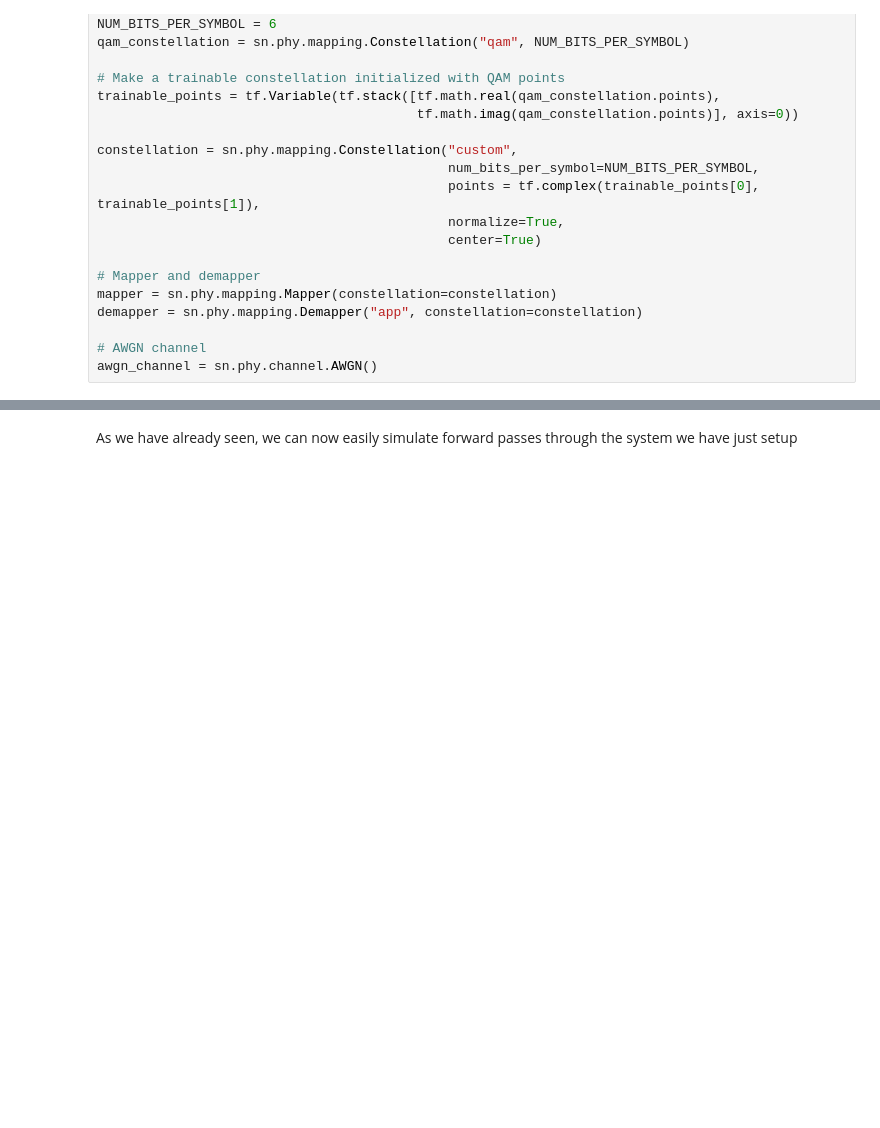
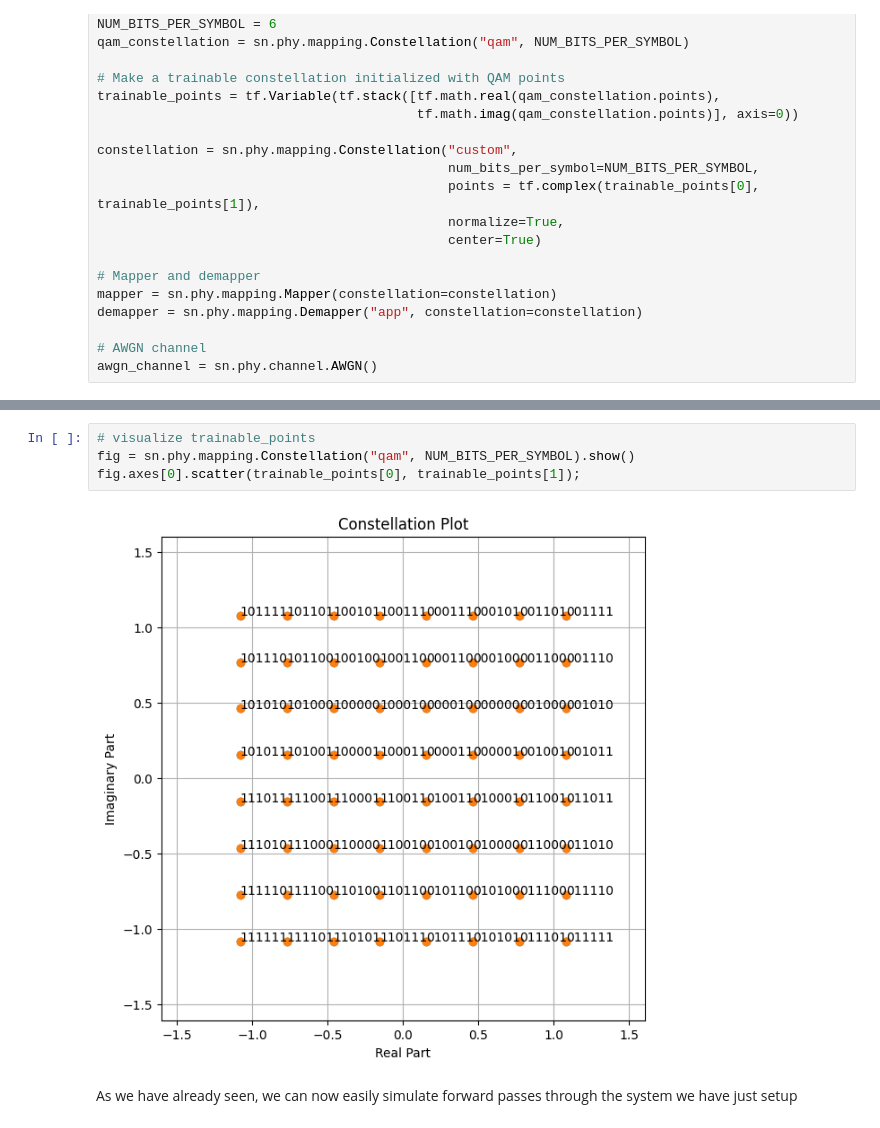
Before and after one commit to lymnb/sionna, a Jupyter notebook: tutorials/phy/Sionna_tutorial_part2.ipynb, the cells around one changed output, grey strips where cells are left out. Drawn from its saved outputs; the diff is of its cells as text; blank space fills up the shorter version.

```diff
--- a/tutorials/phy/Sionna_tutorial_part2.ipynb
+++ b/tutorials/phy/Sionna_tutorial_part2.ipynb
@@ -109,3 +127,9 @@ awgn_channel = sn.phy.channel.AWGN()
+# %%
+# visualize trainable_points
+fig = sn.phy.mapping.Constellation("qam", NUM_BITS_PER_SYMBOL).show()
+fig.axes[0].scatter(trainable_points[0], trainable_points[1]);
+# %% [output]
+[figure, added]
 # %% [markdown]
 As we have already seen, we can now easily simulate forward passes through the system we have just setup
 # %%
```
Also changed, not shown: parts of 20 cells of this notebook.
